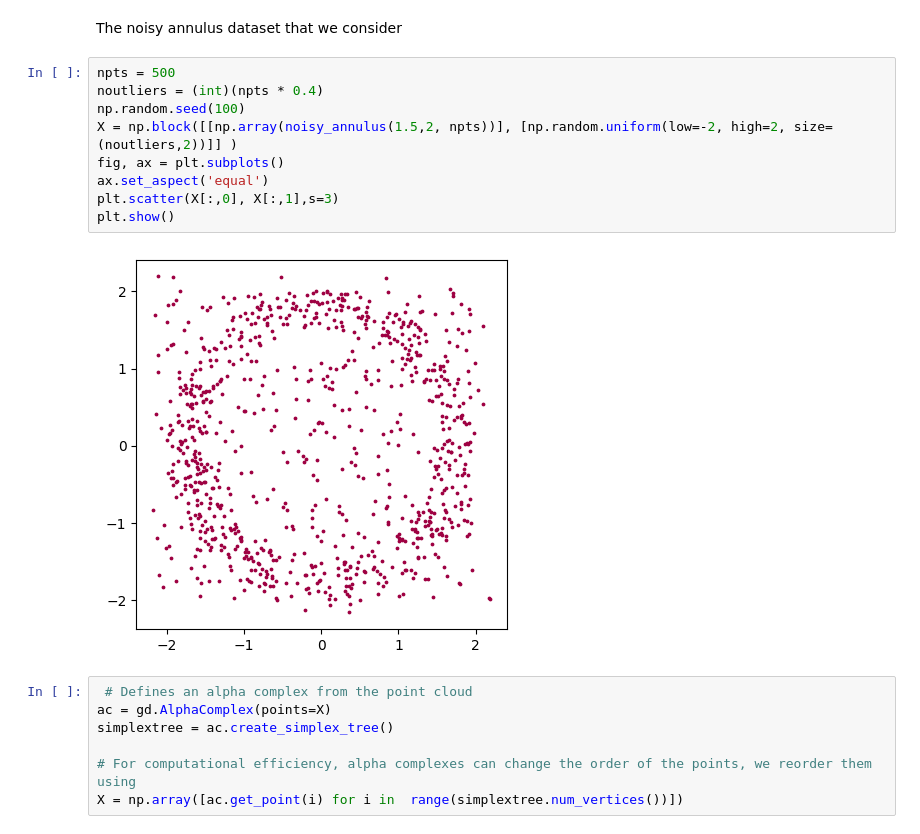
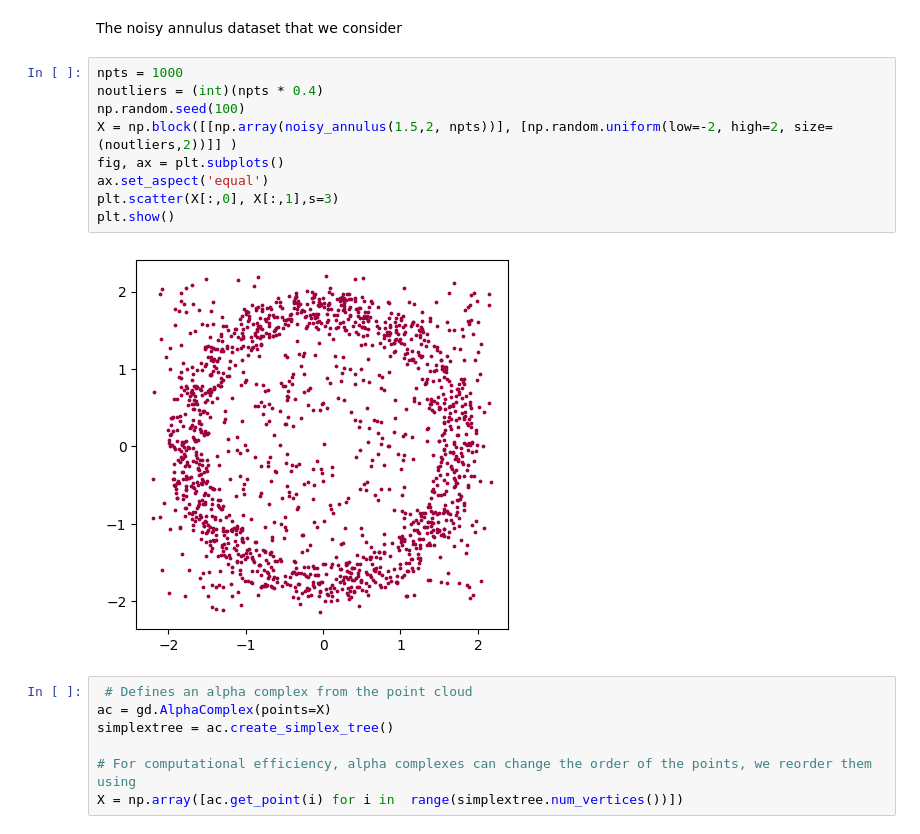
Before and after one commit to DavidLapous/multipers, a Jupyter notebook: How to use.ipynb, the cells around one changed output. Saved outputs shown, nothing was run; the diff lists cells and outputs as text.

```diff
--- a/How to use.ipynb
+++ b/How to use.ipynb
@@ -125,16 +126,16 @@ from sklearn.neighbors import KernelDensity
 # %% [markdown]
 The noisy annulus dataset that we consider
 # %%
-npts = 500
+npts = 1000
 noutliers = (int)(npts * 0.4)
 np.random.seed(100)
 X = np.block([[np.array(noisy_annulus(1.5,2, npts))], [np.random.uniform(low=-2, high=2, size=(noutliers,2))]] )
 fig, ax = plt.subplots()
 ax.set_aspect('equal')
 plt.scatter(X[:,0], X[:,1],s=3)
 plt.show()
 # %% [output]
-[figure, old version]
+[figure, new version]
 # %%
  # Defines an alpha complex from the point cloud
 ac = gd.AlphaComplex(points=X)
```
Also changed, not shown: parts of 27 cells of this notebook, 13 other files.
